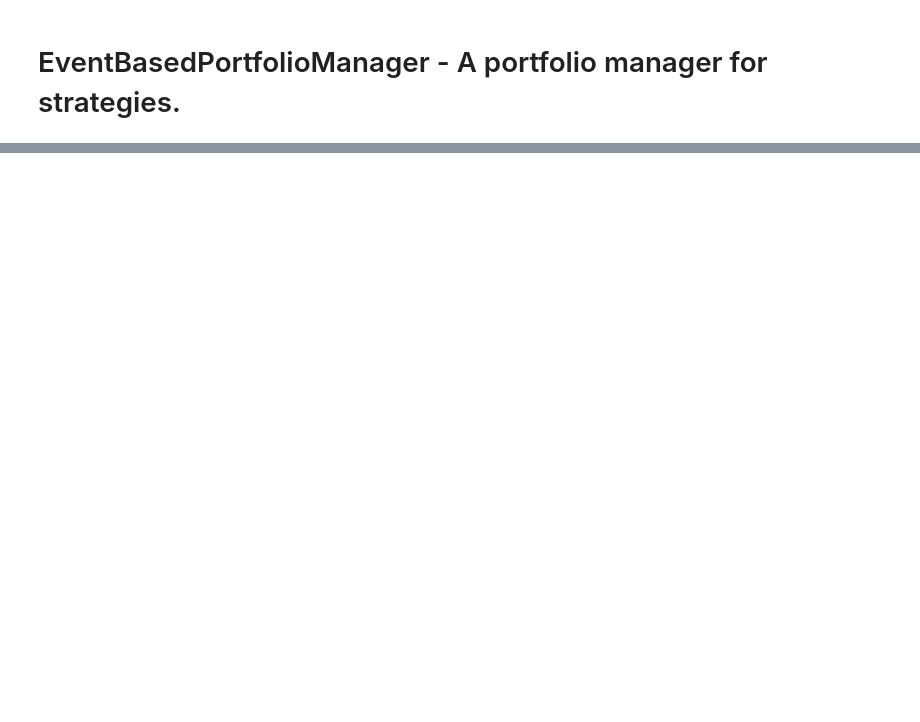
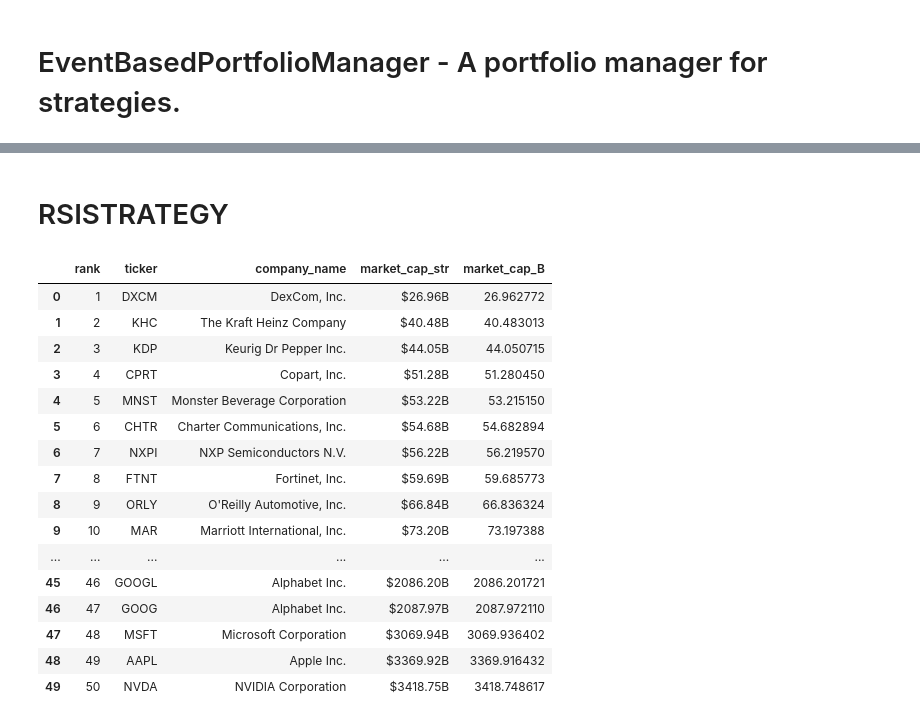
Before and after one commit to ryantjx/is4226-systematictradingstrategiesandsystems, a Jupyter notebook: notebooks/EventBasedPotfolioManager/EventBasedPortfolioManager.ipynb, the cells around one changed output, grey strips where cells are left out. Drawn from its saved outputs; the diff is of its cells as text; code cells hidden in the pictures; blank space fills up the shorter version.

```diff
--- a/notebooks/EventBasedPotfolioManager/EventBasedPortfolioManager.ipynb
+++ b/notebooks/EventBasedPotfolioManager/EventBasedPortfolioManager.ipynb
@@ -769,0 +684,71 @@ IndexError: single positional indexer is out-of-bounds
+# %% [markdown]
+# RSISTRATEGY
+# %%
+def rank_by_market_cap(tickers):
+    """
+    Rank tickers by market cap from lowest to highest
+
+    Parameters:
+    tickers (list): List of stock tickers
+
+    Returns:
+    DataFrame with tickers ranked by market cap
+    """
+    data = []
+
+    for ticker in tickers:
+        try:
+            stock = yf.Ticker(ticker)
+            market_cap = stock.info.get('marketCap', 0)
+            company_name = stock.info.get('longName', ticker)
+
+            data.append({
+                'ticker': ticker,
+                'company_name': company_name,
+                'market_cap': market_cap,
+                'market_cap_B': market_cap / 1e9  # Convert to billions
+            })
+
+        except Exception as e:
+            print(f"Error processing {ticker}: {e}")
+            continue
+
+    # Create DataFrame and sort
+    df = pd.DataFrame(data)
+    df = df.sort_values('market_cap')  # Sort from lowest to highest
+    df['rank'] = range(1, len(df) + 1)  # Add ranking column
+
+    # Format market cap numbers
+    df['market_cap_str'] = df['market_cap_B'].apply(lambda x: f"${x:.2f}B")
+
+    return df[['rank', 'ticker', 'company_name', 'market_cap_str', 'market_cap_B']]
+
+qqq_components = [
+    'AAPL', 'MSFT', 'AMZN', 'NVDA', 'META', 'GOOGL', 'GOOG', 'TSLA', 'AVGO', 'AMD',
+    'ADBE', 'PEP', 'CSCO', 'NFLX', 'CMCSA', 'INTC', 'INTU', 'QCOM', 'TMUS', 'TXN',
+    'HON', 'AMAT', 'ISRG', 'BKNG', 'SBUX', 'ADI', 'MDLZ', 'ADP', 'PYPL', 'REGN',
+    'VRTX', 'GILD', 'MU', 'LRCX', 'PANW', 'KLAC', 'SNPS', 'CDNS', 'MRVL', 'ABNB',
+    'CHTR', 'MAR', 'ORLY', 'KDP', 'DXCM', 'NXPI', 'FTNT', 'MNST', 'CPRT', 'KHC'
+]
+
+# Get rankings
+rankings = rank_by_market_cap(qqq_components).reset_index(drop=True)
+rankings
+# %% [output]
+|  | rank | ticker | company_name | market_cap_str | market_cap_B |
+| 0 | 1 | DXCM | DexCom, Inc. | $26.96B | 26.962772 |
+| 1 | 2 | KHC | The Kraft Heinz Company | $40.48B | 40.483013 |
+| 2 | 3 | KDP | Keurig Dr Pepper Inc. | $44.05B | 44.050715 |
+| 3 | 4 | CPRT | Copart, Inc. | $51.28B | 51.280450 |
+| 4 | 5 | MNST | Monster Beverage Corporation | $53.22B | 53.215150 |
+| 5 | 6 | CHTR | Charter Communications, Inc. | $54.68B | 54.682894 |
+| 6 | 7 | NXPI | NXP Semiconductors N.V. | $56.22B | 56.219570 |
+| 7 | 8 | FTNT | Fortinet, Inc. | $59.69B | 59.685773 |
+| 8 | 9 | ORLY | O'Reilly Automotive, Inc. | $66.84B | 66.836324 |
+| 9 | 10 | MAR | Marriott International, Inc. | $73.20B | 73.197388 |
+| ... | ... | ... | ... | ... | ... |
+| 45 | 46 | GOOGL | Alphabet Inc. | $2086.20B | 2086.201721 |
+| 46 | 47 | GOOG | Alphabet Inc. | $2087.97B | 2087.972110 |
+| 47 | 48 | MSFT | Microsoft Corporation | $3069.94B | 3069.936402 |
+| 48 | 49 | AAPL | Apple Inc. | $3369.92B | 3369.916432 |
+| 49 | 50 | NVDA | NVIDIA Corporation | $3418.75B | 3418.748617 |
```
Also changed, not shown: parts of 20 cells of this notebook, 4 other files.
